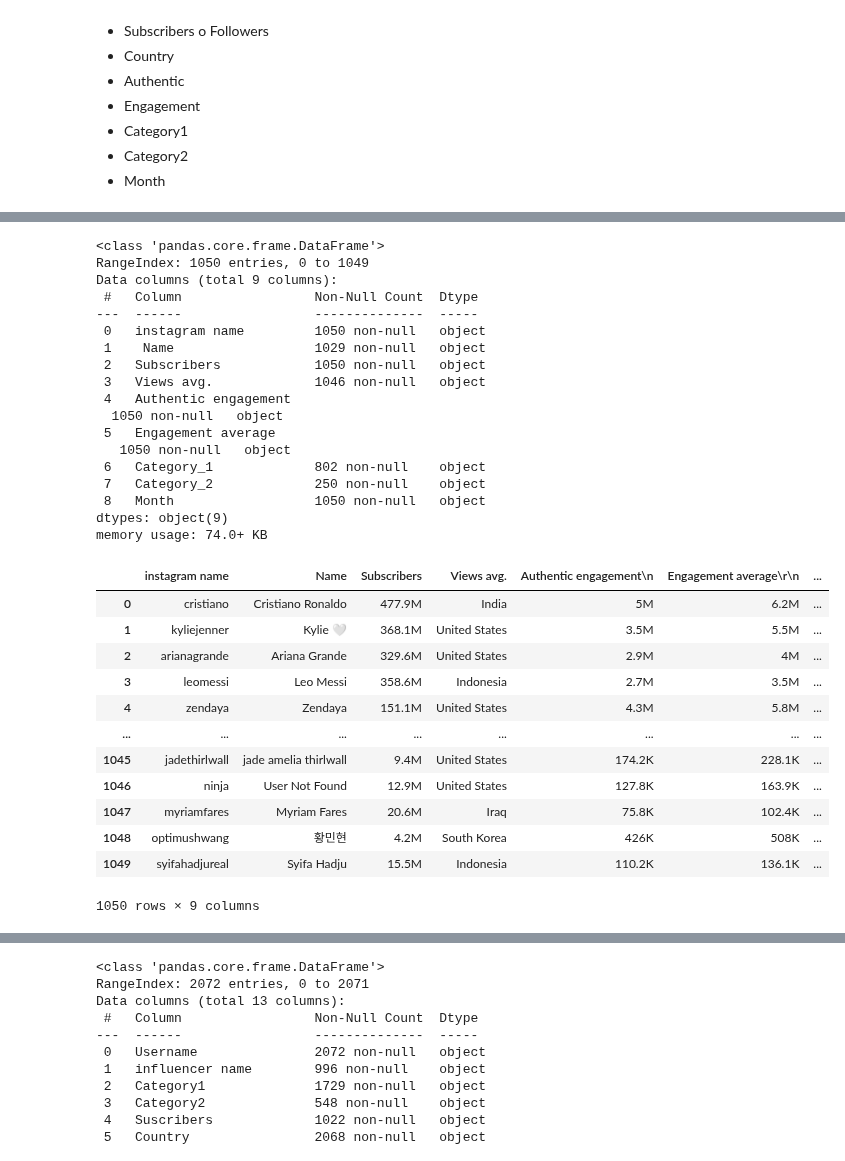
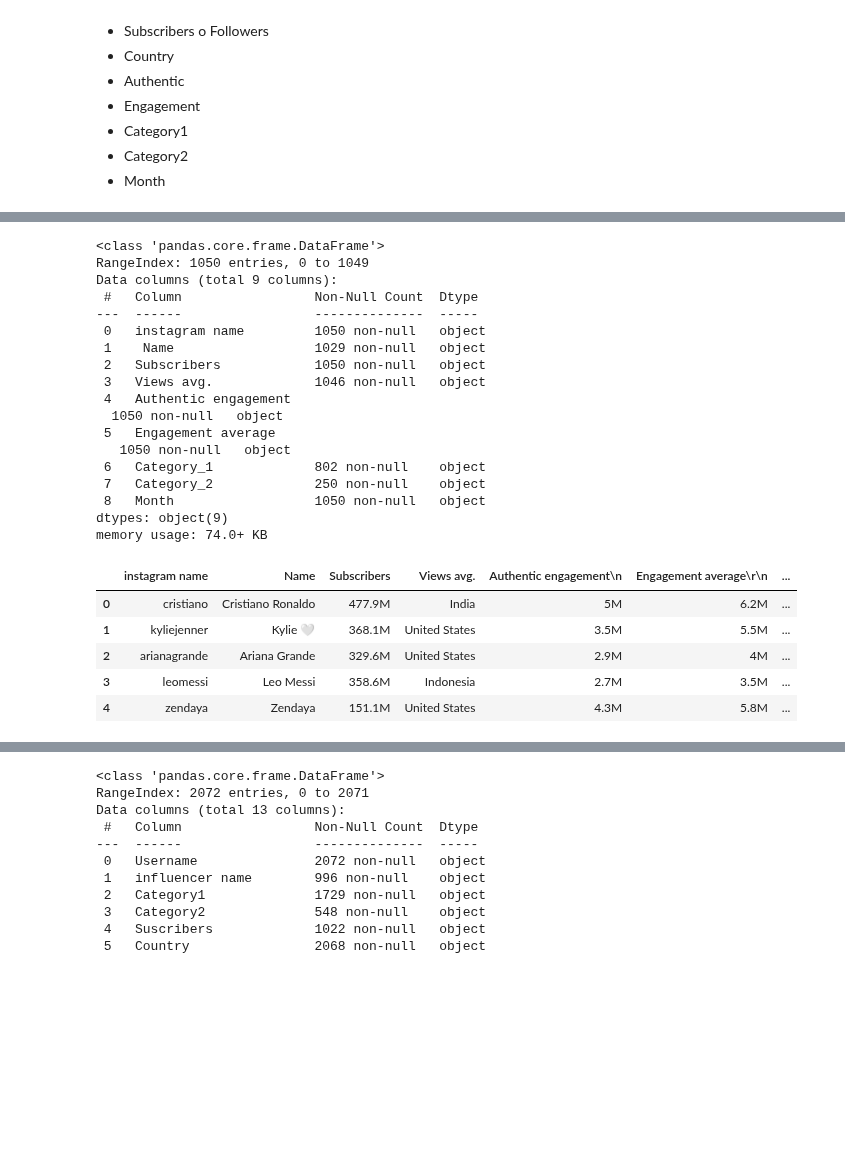
Before and after one commit to MarioChvx/ciencia_de_datos_PAMBAZO, a Jupyter notebook: proyectos/Proyecto4/socialnetworks.ipynb, the cells around one changed output, grey strips where cells are left out. Saved outputs shown, nothing was run; the diff lists cells and outputs as text; code cells hidden in the pictures; blank space fills up the shorter version.

```diff
--- a/proyectos/Proyecto4/socialnetworks.ipynb
+++ b/proyectos/Proyecto4/socialnetworks.ipynb
@@ -63,42 +95,38 @@ memory usage: 72.0+ KB
 # %%
-ig_sep= pd.read_csv('DATA/instagramsep2022.csv')
-ig_sep = ig_sep.assign(Month='September')
-ig_sep = ig_sep.rename(columns={'Instagram name': 'instagram name', 'Audience country': 'Views avg.'})
-ig_sep = ig_sep.drop('S.no', axis=1)
+ig_sep = pd.read_csv('DATA/instagramsep2022.csv')
+ig_sep = (
+    ig_sep
+    .assign(Month='September')
+    .rename(columns={'Instagram name': 'instagram name', 'Audience country': 'Views avg.'})
+    .drop('S.no', axis=1)
+    )
 ig_sep.info()
-ig_sep
+ig_sep.head()
 # %% [output]
 <class 'pandas.core.frame.DataFrame'>
 RangeIndex: 1050 entries, 0 to 1049
 Data columns (total 9 columns):
  #   Column                 Non-Null Count  Dtype
 ---  ------                 --------------  -----
  0   instagram name         1050 non-null   object
  1    Name                  1029 non-null   object
  2   Subscribers            1050 non-null   object
  3   Views avg.             1046 non-null   object
  4   Authentic engagement
   1050 non-null   object
  5   Engagement average
    1050 non-null   object
  6   Category_1             802 non-null    object
  7   Category_2             250 non-null    object
  8   Month                  1050 non-null   object
 dtypes: object(9)
 memory usage: 74.0+ KB
 |  | instagram name | Name | Subscribers | Views avg. | Authentic engagement\n | Engagement average\r\n | ... |
 | 0 | cristiano | Cristiano Ronaldo | 477.9M | India | 5M | 6.2M | ... |
 | 1 | kyliejenner | Kylie 🤍 | 368.1M | United States | 3.5M | 5.5M | ... |
 | 2 | arianagrande | Ariana Grande | 329.6M | United States | 2.9M | 4M | ... |
 | 3 | leomessi | Leo Messi | 358.6M | Indonesia | 2.7M | 3.5M | ... |
 | 4 | zendaya | Zendaya | 151.1M | United States | 4.3M | 5.8M | ... |
-| ... | ... | ... | ... | ... | ... | ... | ... |
-| 1045 | jadethirlwall | jade amelia thirlwall | 9.4M | United States | 174.2K | 228.1K | ... |
-| 1046 | ninja | User Not Found | 12.9M | United States | 127.8K | 163.9K | ... |
-| 1047 | myriamfares | Myriam Fares | 20.6M | Iraq | 75.8K | 102.4K | ... |
-| 1048 | optimushwang | 황민현 | 4.2M | South Korea | 426K | 508K | ... |
-| 1049 | syifahadjureal | Syifa Hadju | 15.5M | Indonesia | 110.2K | 136.1K | ... |
-1050 rows × 9 columns
 # %%
 ig_nov = pd.read_csv('DATA/instagramNov2022.csv')
 ig_nov = ig_nov.assign(Month='November')
```
Also changed, not shown: parts of 6 cells of this notebook.
